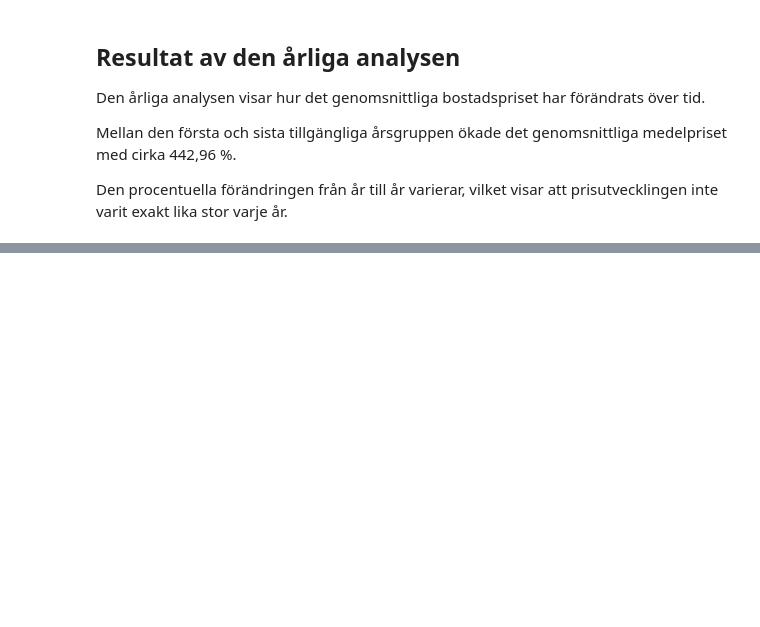
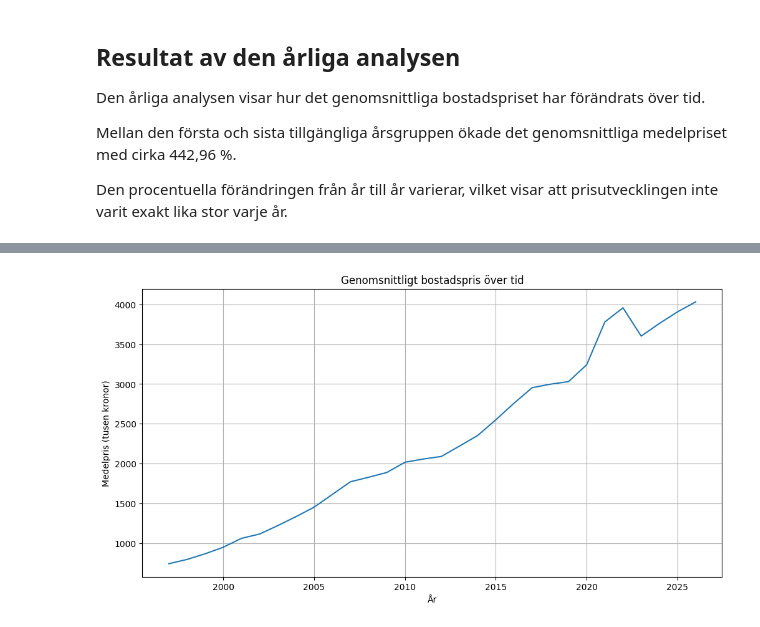
Before and after one commit to musishxo/house_price_analysis-SCB, a Jupyter notebook: House_price_analysis_SCB.ipynb, the cells around one changed output, grey strips where cells are left out. Saved outputs shown, nothing was run; the diff lists cells and outputs as text; code cells hidden in the pictures; blank space fills up the shorter version.

Commit message:
Skapa visualiseringen

```diff
--- a/House_price_analysis_SCB.ipynb
+++ b/House_price_analysis_SCB.ipynb
@@ -465,0 +488,20 @@ Den procentuella förändringen från år till år varierar, vilket visar att pr
+# %%
+# Linjediagram över bostadsprisernas utveckling
+
+import matplotlib.pyplot as plt
+
+plt.figure(figsize=(12, 6))
+
+plt.plot(
+    arsstatistik["År"],
+    arsstatistik["Genomsnittligt medelpris"]
+)
+
+plt.title("Genomsnittligt bostadspris över tid")
+plt.xlabel("År")
+plt.ylabel("Medelpris (tusen kronor)")
+plt.grid(True)
+
+plt.show()
+# %% [output]
+[figure, added]
```
Also changed, not shown: parts of 6 cells of this notebook.
